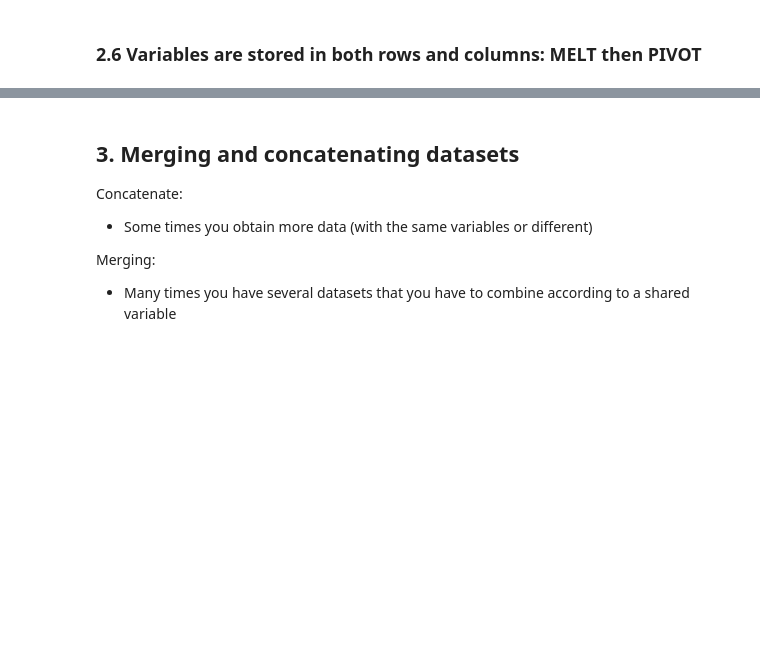
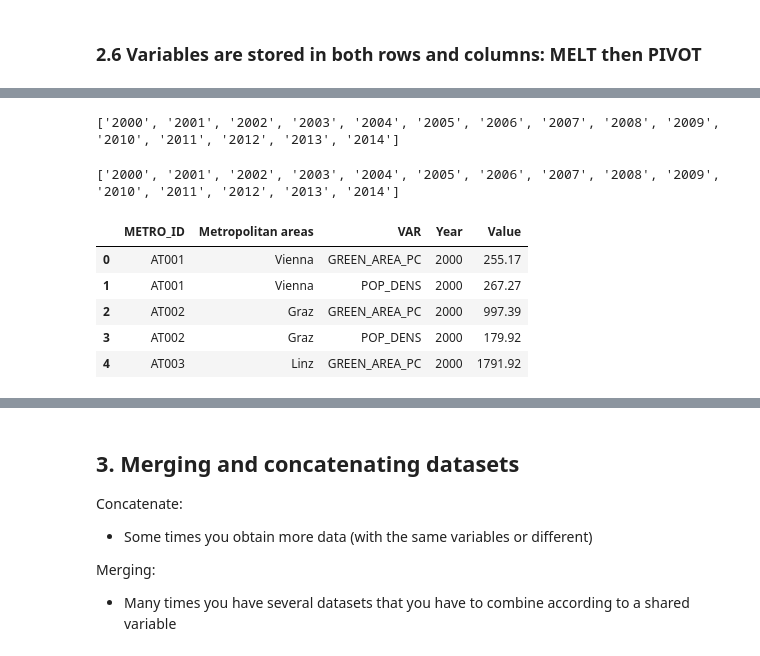
Before and after one commit to jgarciab/wwd2017, a Jupyter notebook: class2/class2b_tidy_data.ipynb, the cells around one changed output, grey strips where cells are left out. Drawn from its saved outputs; the diff is of its cells as text; code cells hidden in the pictures; blank space fills up the shorter version.

```diff
--- a/class2/class2b_tidy_data.ipynb
+++ b/class2/class2b_tidy_data.ipynb
@@ -162,13 +255,35 @@ df.head()
+# %%
+print(list(df.columns)[4:])
+# %% [output]
+['2000', '2001', '2002', '2003', '2004', '2005', '2006', '2007', '2008', '2009', '2010', '2011', '2012', '2013', '2014']
+# %%
+cols = []
+for column in df.columns:
+    try:
+        int(column)
+        cols.append(column)
+    except:
+        pass
+print(cols)
+# %% [output]
+['2000', '2001', '2002', '2003', '2004', '2005', '2006', '2007', '2008', '2009', '2010', '2011', '2012', '2013', '2014']
 # %%
 ### Fix setp 1
 variables_already_presents = ['METRO_ID', 'Metropolitan areas','VAR']
-columns_combine = ['2000', '2001', '2002','2003', '2004', '2005', '2006', '2007', '2008', '2009', '2010', '2011','2012', '2013', '2014']
+columns_combine = cols
 df = pd.melt(df,
            id_vars=variables_already_presents,
            value_vars=columns_combine,
            var_name="Year",
            value_name="Value")
 df.head()
+# %% [output]
+|  | METRO_ID | Metropolitan areas | VAR | Year | Value |
+| 0 | AT001 | Vienna | GREEN_AREA_PC | 2000 | 255.17 |
+| 1 | AT001 | Vienna | POP_DENS | 2000 | 267.27 |
+| 2 | AT002 | Graz | GREEN_AREA_PC | 2000 | 997.39 |
+| 3 | AT002 | Graz | POP_DENS | 2000 | 179.92 |
+| 4 | AT003 | Linz | GREEN_AREA_PC | 2000 | 1791.92 |
 # %%
 ### Fix step 2
 column_with_values = "Value"
```
Also changed, not shown: parts of 35 cells of this notebook, 2 other files.
